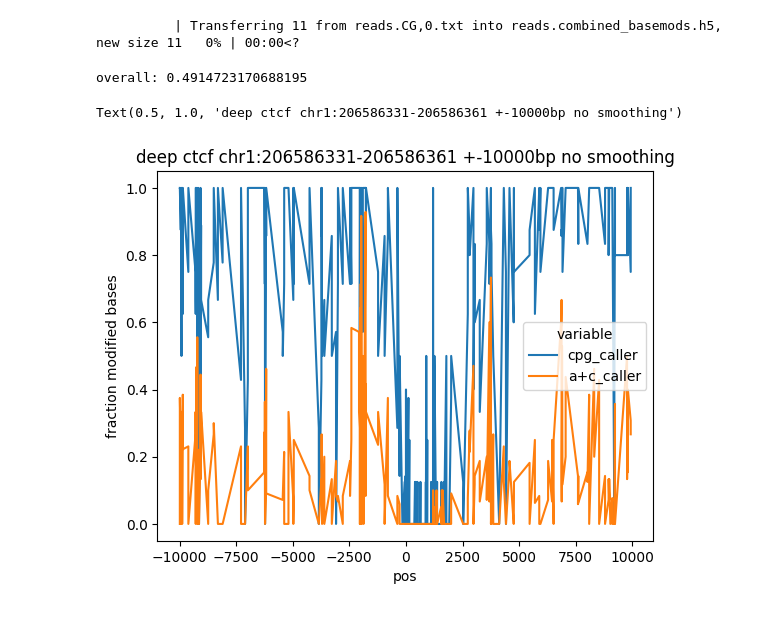
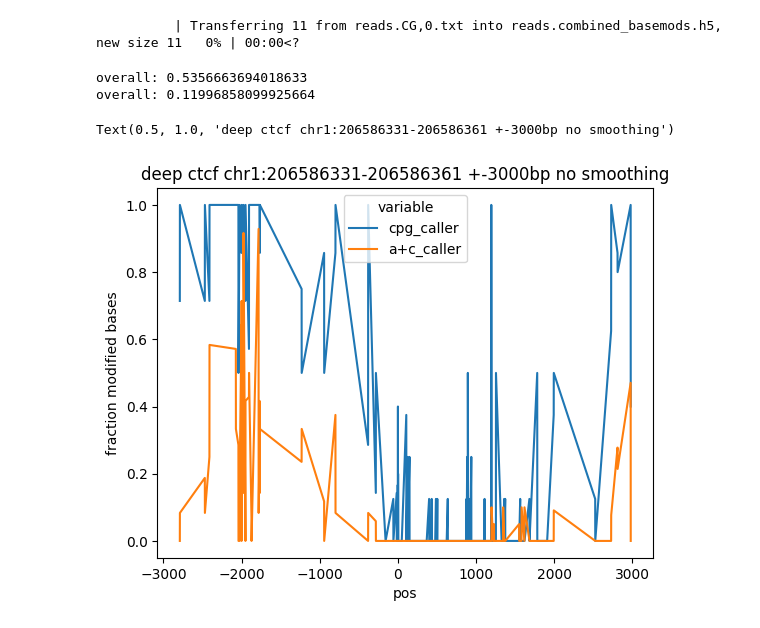
Before and after one commit to OberonDixon/methylseq-net, a Jupyter notebook: prototyping/preprocess_ctcf.ipynb, the cells around one changed output. Cells and saved outputs as stored; diff of their text form; code cells hidden in the pictures.

```diff
--- a/prototyping/preprocess_ctcf.ipynb
+++ b/prototyping/preprocess_ctcf.ipynb
@@ -32,3 +32,12 @@ megalodon = pysam.AlignmentFile(megalodon_bam_filepath,'rb')
 hia5 = pysam.AlignmentFile(hia_bam_filepath,'rb')
 cpg = pysam.AlignmentFile(cpg_bam_filepath,'rb')
 genome = pysam.FastaFile(genome_path)
+# %%
+chip_bedfile = '/clusterfs/nilah/oberon/datasets/ctcf_peaks/ENCFF797SDL.chm13v1.0.bed'
+from collections import defaultdict
+chip_peaks_dict = defaultdict(list)
+with open(chip_bedfile) as f:
+    for line in f:
+        chip_peaks_dict[line.split('\t')[0]].append(int(line.split('\t')[1]))
+for chrom,peaks in chip_peaks_dict.items():
+    print(chrom,len(peaks))
@@ -61,5 +88,5 @@ ea6972dd-3f44-4cfb-a9d8-7931c157a9a1
 # region = 'chrX:130064000-130080000'
 # region = 'chrX:0-100000000'
 # region = 'chr1:206586177-206586178' #this is for t2t v1.1 cd55! not v1.0
-region = 'chr1:206586331-206586361' #cd55 tss t2t v1.0
+# region = 'chr1:206586331-206586361' #cd55 tss t2t v1.0
 # %%
@@ -108,6 +135,7 @@ Modification threshold of 190 assumed to be for range 0-255. 190/255=0.745098039
 # %%
 # print(cpg_pileup)
 cpg_pileup = '/clusterfs/nilah/oberon/datasets/deep_ctcf/cpg_bam_whole_genome/pileup.sorted.bed.gz'
+mA_pileup = '/clusterfs/nilah/oberon/datasets/deep_ctcf/allcontext_bam_whole_genome/pileup.sorted.bed.gz'
 # %%
 # cpg_extract,_ = parse_bam.extract(
 #     input_file = cpg_bam_filepath,
@@ -147,25 +183,28 @@ mod_vector,val_vector = load_processed.pileup_vectors_from_bedmethyl(
 # %%
 print('overall:',np.sum(mod_vector)/np.sum(val_vector))
+print('overall:',np.sum(mod_vector_allcontext)/np.sum(val_vector_allcontext))
 # for chunk in range(0,1000):
 #     print(f'chunk {chunk} of 1000:',np.sum(mod_vector[chunk*100000:(chunk+1)*100000])/np.sum(val_vector[chunk*100000:(chunk+1)*100000]))
 # %% [output]
-overall: 0.4914723170688195
+overall: 0.5356663694018633
+overall: 0.11996858099925664
 # %%
-window_size = 10000
+
+window_size = 3000
 plot_enrichment_profile.plot_enrichment_profile(
     mod_file_names = [cpg_pileup,mA_pileup],
     regions_list = [region,region],
     motifs=['CG,0','CG,0'],
     sample_names = ['cpg_caller','a+c_caller'],
     window_size = window_size,
     single_strand = False,
     regions_5to3prime = False,
     smooth_window = None,
 )
 plt.title(f'deep ctcf {region} +-{window_size}bp no smoothing')
 # %% [output]
-Text(0.5, 1.0, 'deep ctcf chr1:206586331-206586361 +-10000bp no smoothing')
+Text(0.5, 1.0, 'deep ctcf chr1:206586331-206586361 +-3000bp no smoothing')
-[figure, old version]
+[figure, new version]
 # %%
 # plot_reads.plot_reads(
 #     mod_file_name = cpg_extract,
```
Also changed, not shown: parts of 10 cells of this notebook, 6 other files.
